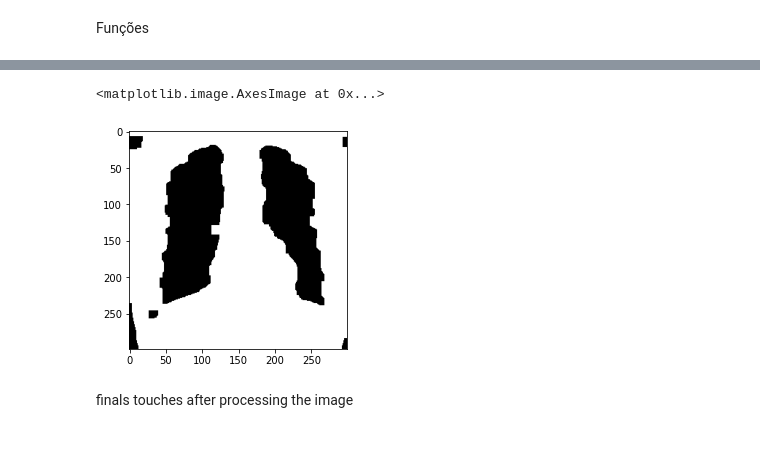
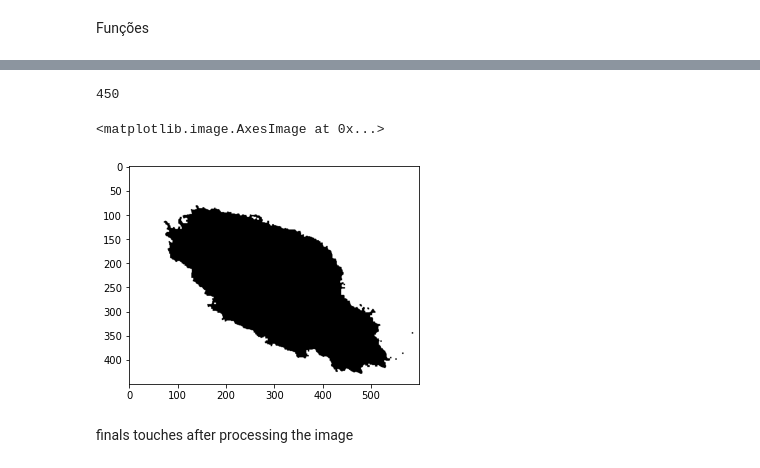
Before and after one commit to daviFferreiraS/ImageProcessing, a Jupyter notebook: assignment3/x_ray_detection.ipynb, the cells around one changed output, grey strips where cells are left out. Drawn from its saved outputs; the diff is of its cells as text; code cells hidden in the pictures.

```diff
--- a/assignment3/x_ray_detection.ipynb
+++ b/assignment3/x_ray_detection.ipynb
@@ -118,7 +118,7 @@ def RMSE_3_channels(H, H_hat):
 
     return (error_R + error_G + error_B) / 3
 # %%
-input_image = imageio.imread("test_cases_data/chest_xray_1.png")
+input_image = imageio.imread("test_cases_data/skin_lesion_1.jpg")
 img = convert_RGB_greyscale(input_image)
 # %%
 otsued_img, _ = otsu(img)
@@ -135,16 +130,21 @@ reference_image = imageio.imread(reference_image)
+# %%
+m, n = otsued_img.shape
+m
+# %% [output]
+450
 # %%
-testing_phase = [2,2,2,2,2,2,2,2,2,1,1,1]
+testing_phase = [1,1,2,2,1]
 
 for test in testing_phase:
     if test == 1:
         otsued_img = erosion(otsued_img)
     else:
         otsued_img = dilation(otsued_img)
 
 plt.imshow(otsued_img, cmap="gray")
 # %% [output]
 <matplotlib.image.AxesImage at 0x...>
-[figure, old version]
+[figure, new version]
 # %% [markdown]
 finals touches after processing the image
 # %%
```
Also changed, not shown: parts of 10 cells of this notebook, 2 other files.
